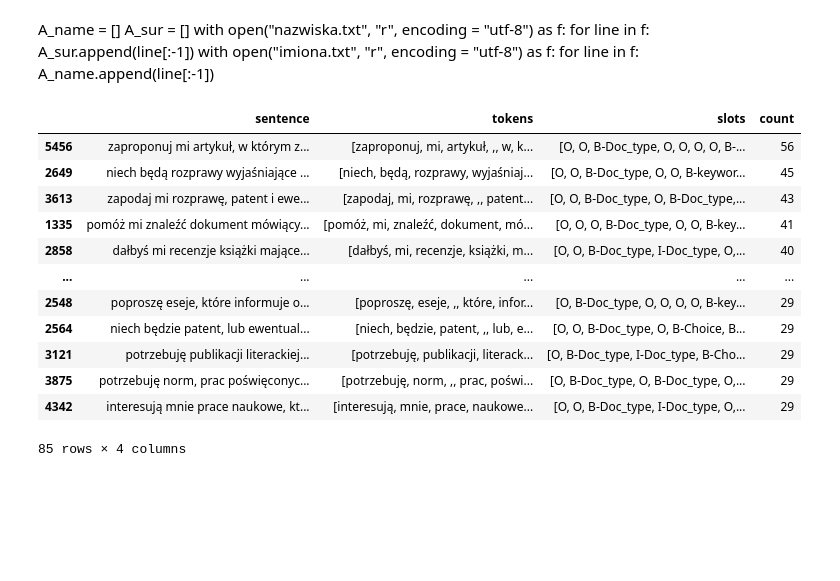
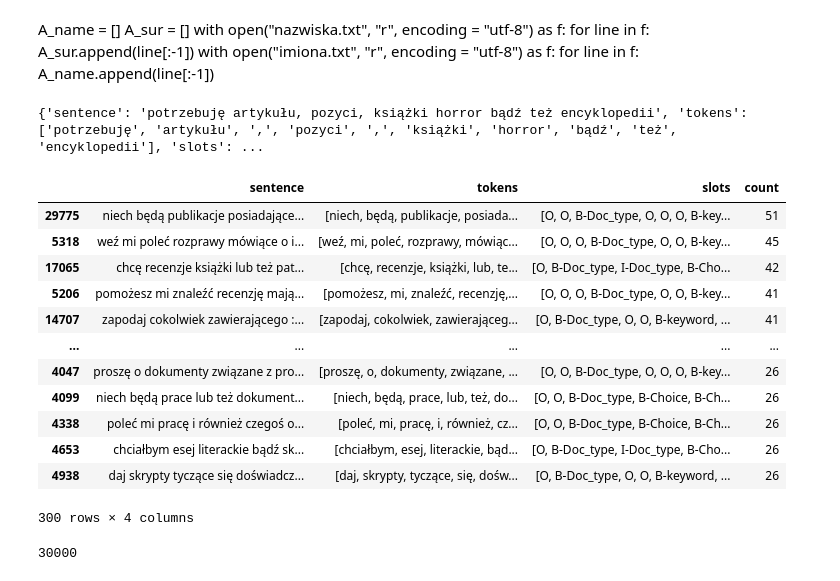
Before and after one commit to Benu13/Praca_magisterska_Dokubot, a Jupyter notebook: Question_generator/QG2.ipynb, the cells around one changed output. Cells and saved outputs as stored; diff of their text form; code cells hidden in the pictures; blank space fills up the shorter version.

```diff
--- a/Question_generator/QG2.ipynb
+++ b/Question_generator/QG2.ipynb
@@ -1674,7 +1686,7 @@ random.shuffle(keyword_list)
 # %%
 # Docs and keywords
 list_of_docs_and_keywords_multi = []
-for i in range(4000):
+for i in range(10000):
     count = 'sg'
     if random.uniform(0, 1) > 0.5:
         count = 'pl'
@@ -1836,7 +1962,11 @@ for i in range(4000):
+# %%
+print(sentence_dict)
+# %% [output]
+{'sentence': 'potrzebuję artykułu, pozyci, książki horror bądź też encyklopedii', 'tokens': ['potrzebuję', 'artykułu', ',', 'pozyci', ',', 'książki', 'horror', 'bądź', 'też', 'encyklopedii'], 'slots': ...
 # %%
 #Keywords only
 list_of_keywords = []
-for i in range(2000):
+for i in range(5000):
     count = 'sg'
     if random.uniform(0, 1) > 0.5:
         count = 'pl'
@@ -1861,7 +1991,7 @@ for i in range(2000):
 # %%
 # Docs only
 list_of_docs = []
-for i in range(2000):
+for i in range(5000):
     count = 'sg'
     if random.uniform(0, 1) > 0.5:
         count = 'pl'
@@ -1891,7 +2021,7 @@ for i in range(2000):
     list_of_docs.append(sentence_dict)
     #print(sentence)
 # %%
-collected_data = list_of_docs_and_keywords + list_of_docs_and_keywords_multi + list_of_keywords + list_of_docs
+collected_data = list_of_docs_and_keywords + list_of_docs_and_keywords_multi + list_of_keywords + list_of_docs+ list_of_docs_and_keywords_docs
 cd_shuffled = random.sample(collected_data, len(collected_data))
 cd_shuffled = random.sample(cd_shuffled, len(cd_shuffled))
 df = pd.DataFrame(cd_shuffled)
@@ -1900,17 +2030,21 @@ df.to_csv("dokubot_slot_questions8.csv", encoding='utf-8-sig')
 # %%
 df['count'] = df.tokens.map(len)
-df.nlargest(85, ['count'])
+df.nlargest(300, ['count'])
 # %% [output]
 |  | sentence | tokens | slots | count |
-| 5456 | zaproponuj mi artykuł, w którym z... | [zaproponuj, mi, artykuł, ,, w, k... | [O, O, B-Doc_type, O, O, O, O, B-... | 56 |
-| 2649 | niech będą rozprawy wyjaśniające ... | [niech, będą, rozprawy, wyjaśniaj... | [O, O, B-Doc_type, O, O, B-keywor... | 45 |
-| 3613 | zapodaj mi rozprawę, patent i ewe... | [zapodaj, mi, rozprawę, ,, patent... | [O, O, B-Doc_type, O, B-Doc_type,... | 43 |
-| 1335 | pomóż mi znaleźć dokument mówiący... | [pomóż, mi, znaleźć, dokument, mó... | [O, O, O, B-Doc_type, O, O, B-key... | 41 |
-| 2858 | dałbyś mi recenzje książki mające... | [dałbyś, mi, recenzje, książki, m... | [O, O, B-Doc_type, I-Doc_type, O,... | 40 |
+| 29775 | niech będą publikacje posiadające... | [niech, będą, publikacje, posiada... | [O, O, B-Doc_type, O, O, O, B-key... | 51 |
+| 5318 | weź mi poleć rozprawy mówiące o i... | [weź, mi, poleć, rozprawy, mówiąc... | [O, O, O, B-Doc_type, O, O, B-key... | 45 |
+| 17065 | chcę recenzje książki lub też pat... | [chcę, recenzje, książki, lub, te... | [O, B-Doc_type, I-Doc_type, B-Cho... | 42 |
+| 5206 | pomożesz mi znaleźć recenzję mają... | [pomożesz, mi, znaleźć, recenzję,... | [O, O, O, B-Doc_type, O, O, B-key... | 41 |
+| 14707 | zapodaj cokolwiek zawierającego :... | [zapodaj, cokolwiek, zawierająceg... | [O, B-Doc_type, O, O, B-keyword, ... | 41 |
 | ... | ... | ... | ... | ... |
-| 2548 | poproszę eseje, które informuje o... | [poproszę, eseje, ,, które, infor... | [O, B-Doc_type, O, O, O, O, B-key... | 29 |
-| 2564 | niech będzie patent, lub ewentual... | [niech, będzie, patent, ,, lub, e... | [O, O, B-Doc_type, O, B-Choice, B... | 29 |
-| 3121 | potrzebuję publikacji literackiej... | [potrzebuję, publikacji, literack... | [O, B-Doc_type, I-Doc_type, B-Cho... | 29 |
-| 3875 | potrzebuję norm, prac poświęconyc... | [potrzebuję, norm, ,, prac, poświ... | [O, B-Doc_type, O, B-Doc_type, O,... | 29 |
-| 4342 | interesują mnie prace naukowe, kt... | [interesują, mnie, prace, naukowe... | [O, O, B-Doc_type, I-Doc_type, O,... | 29 |
+| 4047 | proszę o dokumenty związane z pro... | [proszę, o, dokumenty, związane, ... | [O, O, B-Doc_type, O, O, O, B-key... | 26 |
+| 4099 | niech będą prace lub też dokument... | [niech, będą, prace, lub, też, do... | [O, O, B-Doc_type, B-Choice, B-Ch... | 26 |
+| 4338 | poleć mi pracę i również czegoś o... | [poleć, mi, pracę, i, również, cz... | [O, O, B-Doc_type, B-Choice, B-Ch... | 26 |
+| 4653 | chciałbym esej literackie bądź sk... | [chciałbym, esej, literackie, bąd... | [O, B-Doc_type, I-Doc_type, B-Cho... | 26 |
+| 4938 | daj skrypty tyczące się doświadcz... | [daj, skrypty, tyczące, się, dośw... | [O, B-Doc_type, O, O, B-keyword, ... | 26 |
-85 rows × 4 columns
+300 rows × 4 columns
+# %%
+len(df.index)
+# %% [output]
+30000
```
Also changed, not shown: parts of 6 cells of this notebook, 13 other files.
